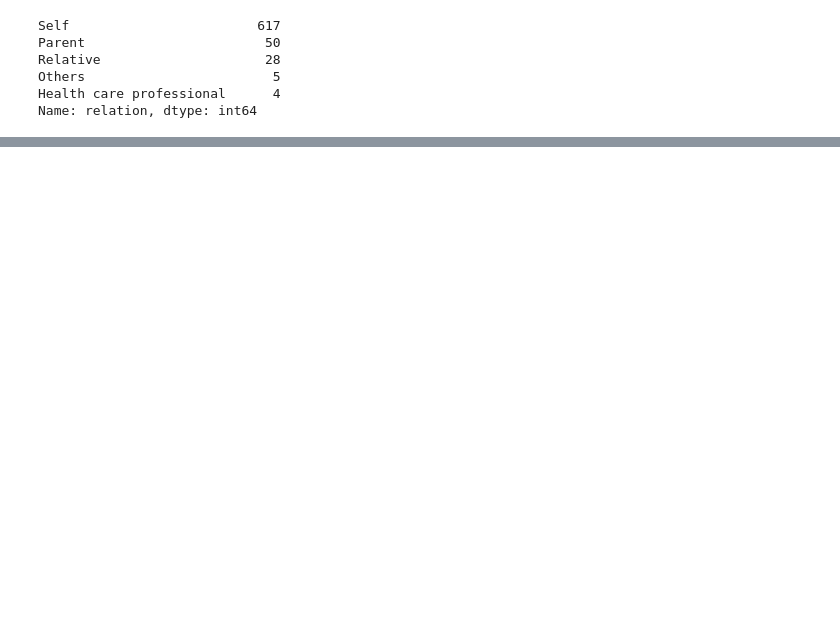
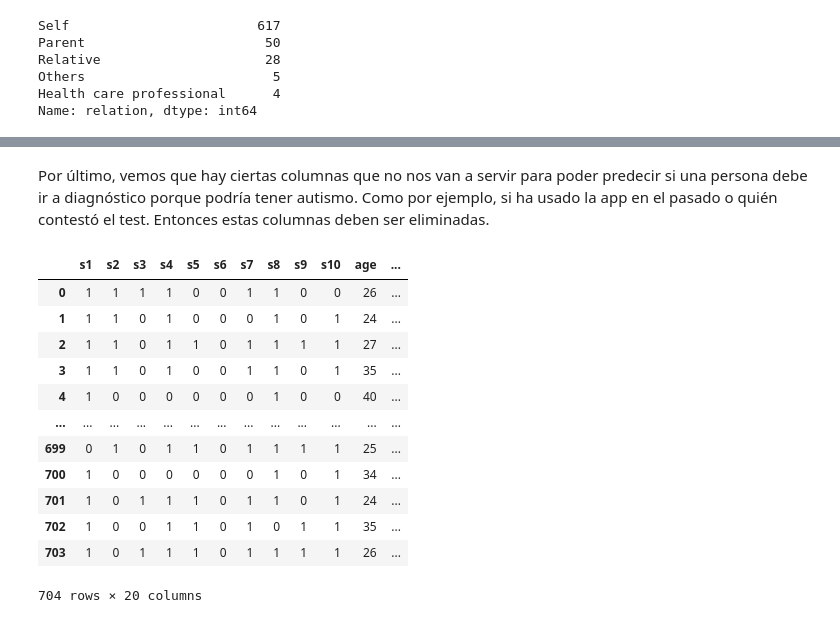
Before and after one commit to JuanMaLR/bedu-equipo4-dataScience-PD, a Jupyter notebook: Final_project_GA_&_NN.ipynb, the cells around one changed output, grey strips where cells are left out. Cells and saved outputs as stored; diff of their text form; code cells hidden in the pictures; blank space fills up the shorter version.

```diff
--- a/Final_project_GA_&_NN.ipynb
+++ b/Final_project_GA_&_NN.ipynb
@@ -382,0 +485,3 @@ Name: relation, dtype: int64
+# %%
+relation_rep_list = list(range(0, len(relation_list)))
+relation_rep_list
@@ -382,0 +490,2 @@ Name: relation, dtype: int64
+# %%
+df['relation'].replace(relation_list,relation_rep_list,inplace=True)
@@ -390,0 +554,2 @@ Por lo que al final tenemos el siguiente mapeo de variables:
+# %%
+df = df.astype(int)
@@ -392,0 +594,40 @@ De igual modo es importante renombrar las columnas para poder entender mejor a q
+# %%
+df = df.rename({"A1_Score": "s1",
+            "A2_Score": "s2",
+            "A3_Score": "s3",
+            "A4_Score": "s4",
+            "A5_Score": "s5",
+            "A6_Score": "s6",
+            "A7_Score": "s7",
+            "A8_Score": "s8",
+            "A9_Score": "s9",
+            "A10_Score": "s10",
+            "age": "age",
+            "gender": "gender",
+            "ethnicity": "ethnicity",
+            "jundice": "jaundice",
+            "austim": "autism",
+            "contry_of_res": "country_of_residence",
+            "used_app_before":"used_app_before",
+            "result":"score",
+            "relation":"test_answered_by",
+            "Class/ASD":"family_member_with_PDD"},
+            axis = 1)
+# %% [markdown]
+Por último, vemos que hay ciertas columnas que no nos van a servir para poder predecir si una persona debe ir a diagnóstico porque podría tener autismo. Como por ejemplo, si ha usado la app en el pasado o quién contestó el test. Entonces estas columnas deben ser eliminadas.
+# %%
+df
+# %% [output]
+|  | s1 | s2 | s3 | s4 | s5 | s6 | s7 | s8 | s9 | s10 | age | ... |
+| 0 | 1 | 1 | 1 | 1 | 0 | 0 | 1 | 1 | 0 | 0 | 26 | ... |
+| 1 | 1 | 1 | 0 | 1 | 0 | 0 | 0 | 1 | 0 | 1 | 24 | ... |
+| 2 | 1 | 1 | 0 | 1 | 1 | 0 | 1 | 1 | 1 | 1 | 27 | ... |
+| 3 | 1 | 1 | 0 | 1 | 0 | 0 | 1 | 1 | 0 | 1 | 35 | ... |
+| 4 | 1 | 0 | 0 | 0 | 0 | 0 | 0 | 1 | 0 | 0 | 40 | ... |
+| ... | ... | ... | ... | ... | ... | ... | ... | ... | ... | ... | ... | ... |
+| 699 | 0 | 1 | 0 | 1 | 1 | 0 | 1 | 1 | 1 | 1 | 25 | ... |
+| 700 | 1 | 0 | 0 | 0 | 0 | 0 | 0 | 1 | 0 | 1 | 34 | ... |
+| 701 | 1 | 0 | 1 | 1 | 1 | 0 | 1 | 1 | 0 | 1 | 24 | ... |
+| 702 | 1 | 0 | 0 | 1 | 1 | 0 | 1 | 0 | 1 | 1 | 35 | ... |
+| 703 | 1 | 0 | 1 | 1 | 1 | 0 | 1 | 1 | 1 | 1 | 26 | ... |
+704 rows × 20 columns
```
Also changed, not shown: parts of 21 cells of this notebook.
